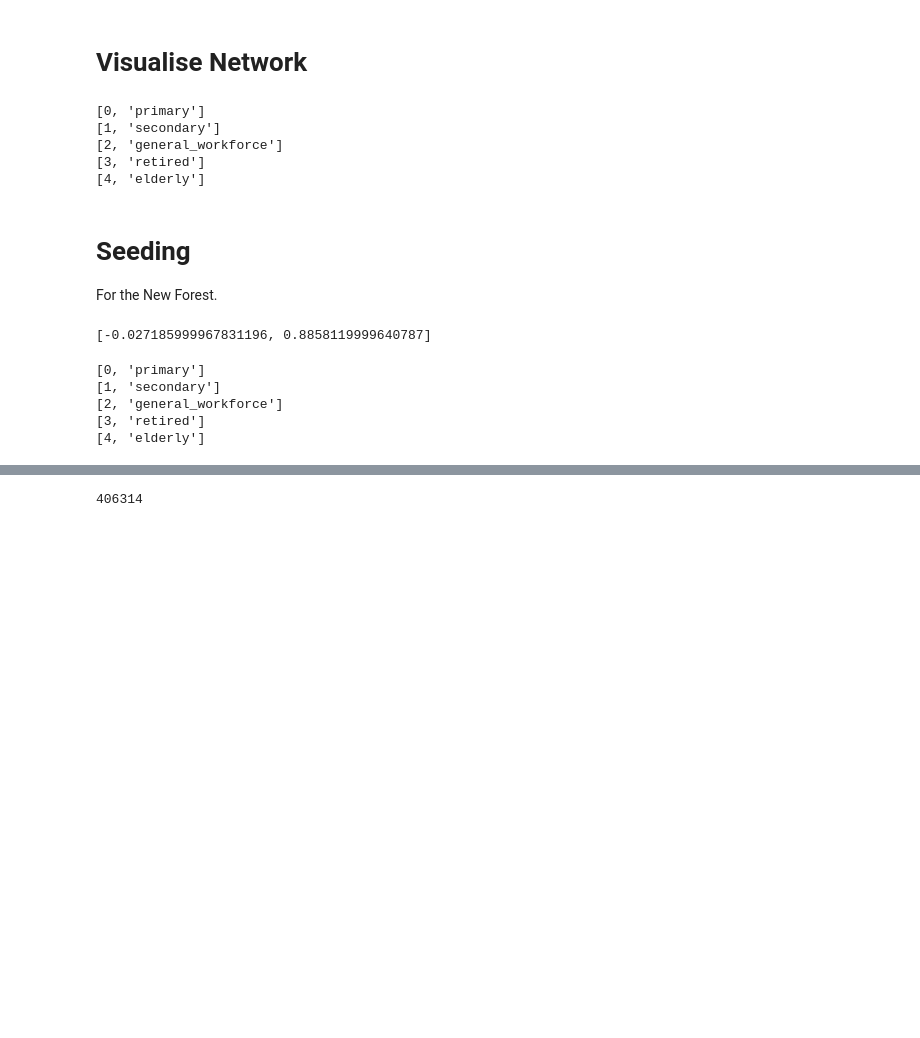
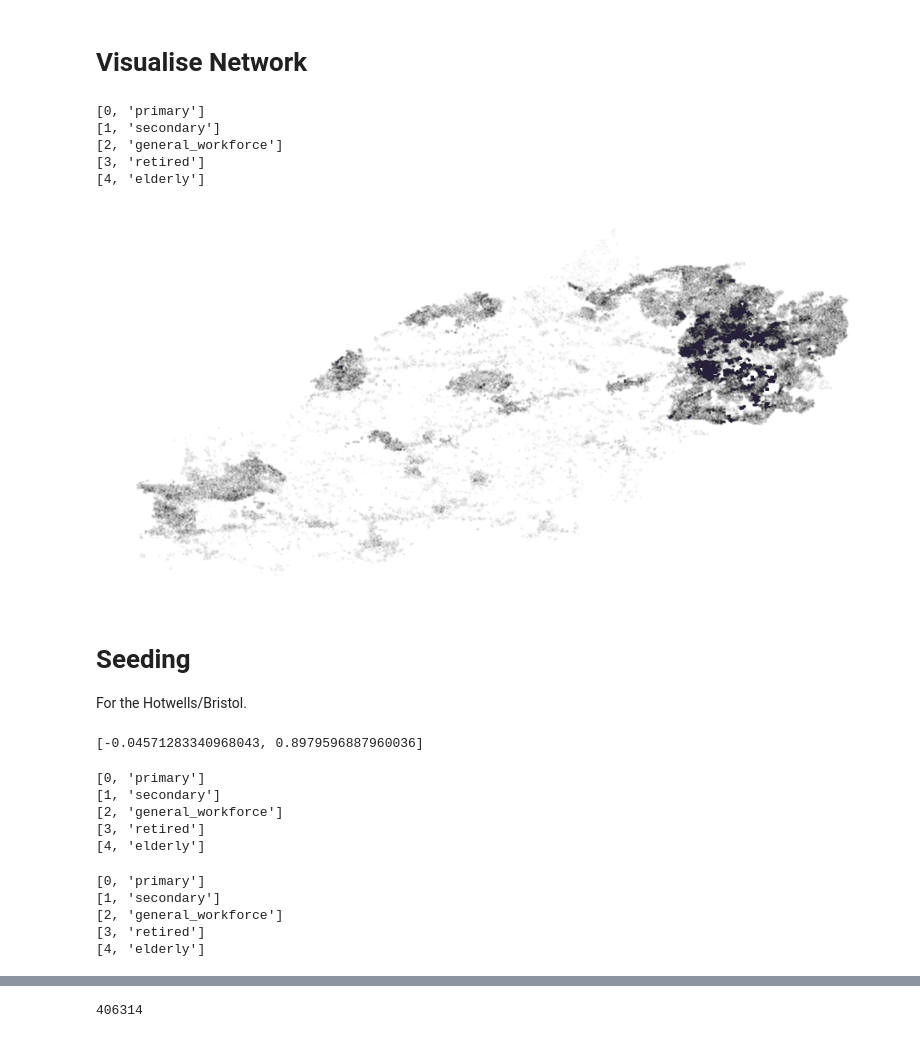
Before and after one commit to crispianm/COVID-Spatial-Sim, a Jupyter notebook: OpenABM-Covid19-feature-spatial/examples/AA_example_imperial.ipynb, the cells around one changed output, grey strips where cells are left out. Cells and saved outputs as stored; diff of their text form; code cells hidden in the pictures; blank space fills up the shorter version.

```diff
--- a/OpenABM-Covid19-feature-spatial/examples/AA_example_imperial.ipynb
+++ b/OpenABM-Covid19-feature-spatial/examples/AA_example_imperial.ipynb
@@ -156,16 +162,18 @@ def VisualiseNetwork(model,ax,aNode = 1/2**7,aEdge = 1/2**7):
     #nx.draw_networkx_nodes(g_quarantined,pos=nodes_pos,node_size=5,node_color=AddTransparency(uranianBlue,0.02),ax=ax)
     nx.draw_networkx_nodes(g_infected,pos=nodes_pos,node_size=5,node_color=AddTransparency(hadeanOrange,0.9),ax=ax)
 # %%
-# net_dir = "../../id_spatial_sim/scenarios/mdm3_scenario/output/networks"
-# model = ImperialNetwork(net_dir)
+bristol_net_dir = "../../id_spatial_sim/scenarios/bristol/output/networks"
+mdm_net_dir = "../../id_spatial_sim/scenarios/mdm3_scenario/output/networks"
+# test_model = ImperialNetwork(bristol_net_dir)
 # f,ax = plt.subplots(figsize=(20,10))
-# VisualiseNetwork(model,ax)
+# VisualiseNetwork(test_model,ax)
 # %% [output]
 [0, 'primary']
 [1, 'secondary']
 [2, 'general_workforce']
 [3, 'retired']
 [4, 'elderly']
+[figure, added]
 # %%
 n = 128
 aNode = 1/2**7
@@ -197,26 +207,38 @@ def RunSim(model,out_dir=gif_out,n=64,title_text='Spread of COVID-19 on an artif
 # Then use a `convert ./out_dir/*.png ./net.gif` from terminal
 # %% [markdown]
 # Seeding
-For the New Forest.
+For the Hotwells/Bristol.
 # %%
 # replace bc4 with the coords of your desired location
 long,lat = coord2ll(1.0,-.1)
 x,y = ll2coord(long,lat)
-bc4 = [50.75328904, -1.55764306]
+
+# Hotwells coords
+bc4 = [51.44930034090772, -2.6191524239601214]
 bc4_x, bc4_y = ll2coord(bc4[0],bc4[1])
 bc4_xy = np.array([bc4_x,bc4_y])
 print([bc4_x, bc4_y])
 # %% [output]
-[-0.027185999967831196, 0.8858119999640787]
+[-0.04571283340968043, 0.8979596887960036]
 # %%
-model = ImperialNetwork(net_dir)
-df_indiv = model.get_individuals()
+# model = ImperialNetwork(net_dir)
+# df_indiv = model.get_individuals()
+
+bristol_model = ImperialNetwork(bristol_net_dir)
+bristol_df_indiv = bristol_model.get_individuals()
+mdm_model = ImperialNetwork(mdm_net_dir)
+mdm_df_indiv = mdm_model.get_individuals()
 # %% [output]
 [0, 'primary']
 [1, 'secondary']
 [2, 'general_workforce']
 [3, 'retired']
 [4, 'elderly']
+[0, 'primary']
+[1, 'secondary']
+[2, 'general_workforce']
+[3, 'retired']
+[4, 'elderly']
 # %%
 # print(df_indiv)
 # %%
```
Also changed, not shown: parts of 17 cells of this notebook, 56 other files.
